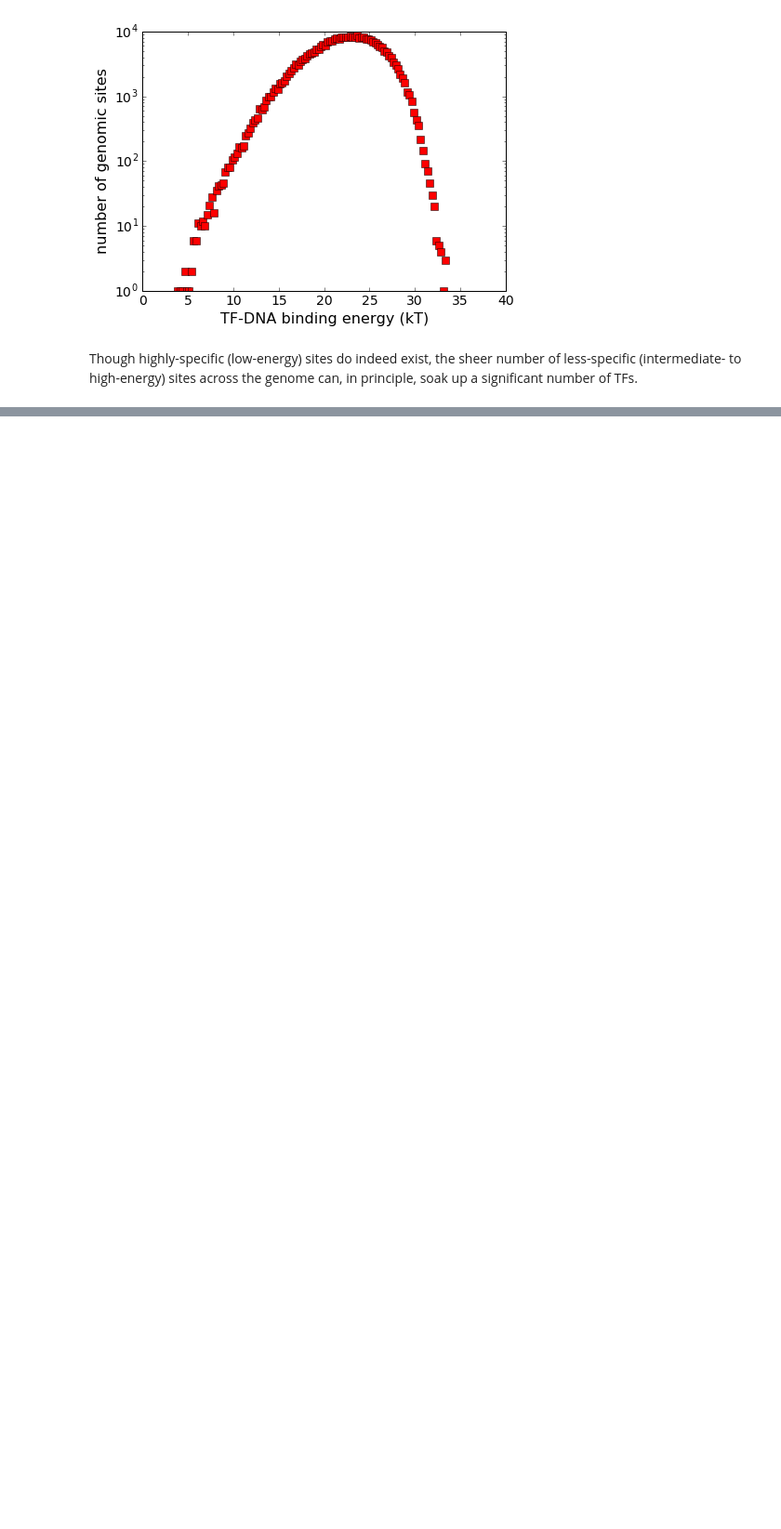
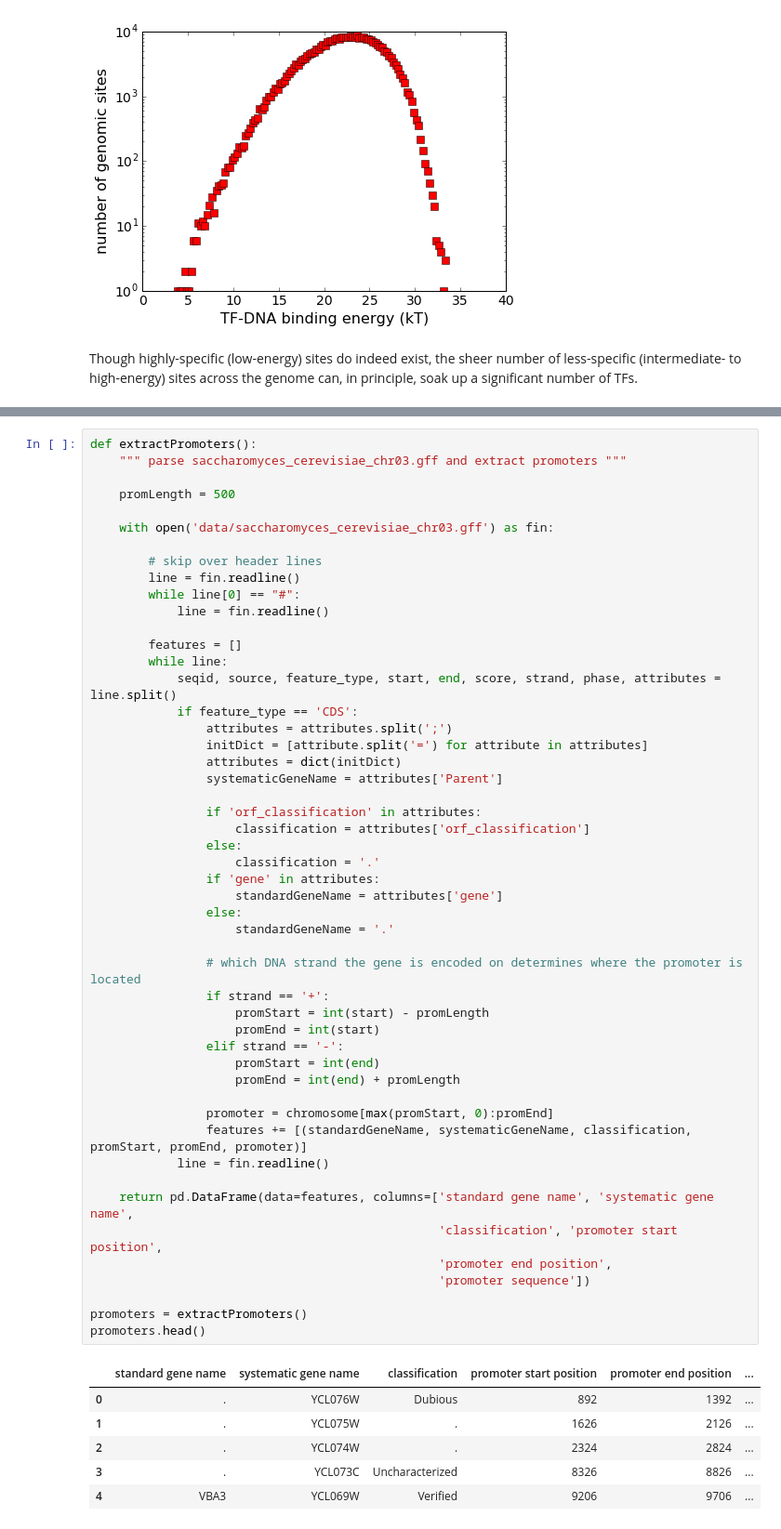
Before and after one commit to petermchale/yeast_bioinformatics, a Jupyter notebook: TFBS.ipynb, the cells around one changed output, grey strips where cells are left out. Shown at 93% size. Saved outputs shown, nothing was run; the diff lists cells and outputs as text; blank space fills up the shorter version.

```diff
--- a/TFBS.ipynb
+++ b/TFBS.ipynb
@@ -145,0 +171,57 @@ Though highly-specific (low-energy) sites do indeed exist, the sheer number of l
+# %%
+def extractPromoters():
+    """ parse saccharomyces_cerevisiae_chr03.gff and extract promoters """
+
+    promLength = 500
+
+    with open('data/saccharomyces_cerevisiae_chr03.gff') as fin:
+
+        # skip over header lines
+        line = fin.readline()
+        while line[0] == "#":
+            line = fin.readline()
+
+        features = []
+        while line:
+            seqid, source, feature_type, start, end, score, strand, phase, attributes = line.split()
+            if feature_type == 'CDS':
+                attributes = attributes.split(';')
+                initDict = [attribute.split('=') for attribute in attributes]
+                attributes = dict(initDict)
+                systematicGeneName = attributes['Parent']
+
+                if 'orf_classification' in attributes:
+                    classification = attributes['orf_classification']
+                else:
+                    classification = '.'
+                if 'gene' in attributes:
+                    standardGeneName = attributes['gene']
+                else:
+                    standardGeneName = '.'
+
+                # which DNA strand the gene is encoded on determines where the promoter is located
+                if strand == '+':
+                    promStart = int(start) - promLength
+                    promEnd = int(start)
+                elif strand == '-':
+                    promStart = int(end)
+                    promEnd = int(end) + promLength
+
+                promoter = chromosome[max(promStart, 0):promEnd]
+                features += [(standardGeneName, systematicGeneName, classification, promStart, promEnd, promoter)]
+            line = fin.readline()
+
+    return pd.DataFrame(data=features, columns=['standard gene name', 'systematic gene name',
+                                                'classification', 'promoter start position',
+                                                'promoter end position',
+                                                'promoter sequence'])
+
+promoters = extractPromoters()
+promoters.head()
+# %% [output]
+|  | standard gene name | systematic gene name | classification | promoter start position | promoter end position | ... |
+| 0 | . | YCL076W | Dubious | 892 | 1392 | ... |
+| 1 | . | YCL075W | . | 1626 | 2126 | ... |
+| 2 | . | YCL074W | . | 2324 | 2824 | ... |
+| 3 | . | YCL073C | Uncharacterized | 8326 | 8826 | ... |
+| 4 | VBA3 | YCL069W | Verified | 9206 | 9706 | ... |
```
Also changed, not shown: parts of 20 cells of this notebook, 1 other file.
